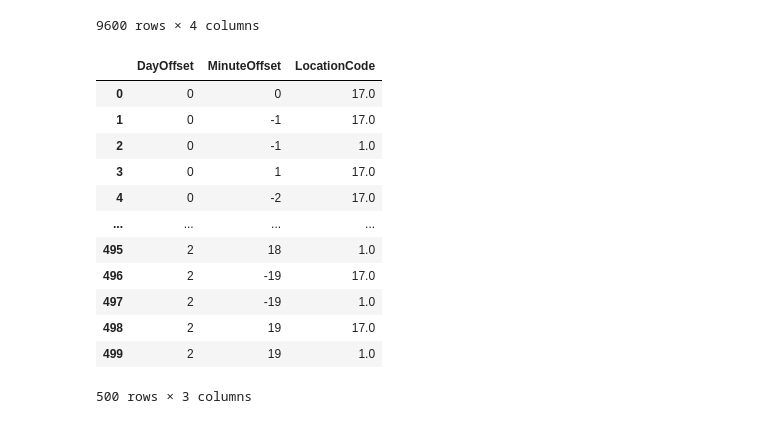
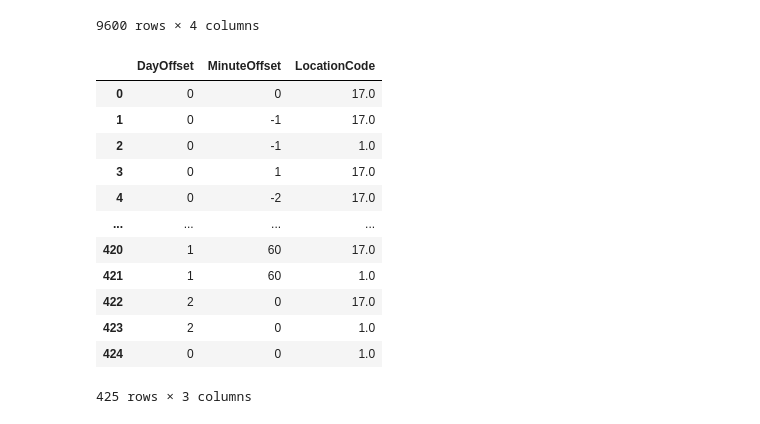
Before and after one commit to tsengcat/2024fall-ds-cp2-tseng, a Jupyter notebook: relative_model.ipynb, the cells around one changed output. Cells and saved outputs as stored; diff of their text form; code cells hidden in the pictures.

```diff
--- a/relative_model.ipynb
+++ b/relative_model.ipynb
@@ -102,20 +102,20 @@ day = row['DayOfYear']
 minute = row['MinutesSinceStartOfDay']
 
 # 初始化一个空的 DataFrame 来存储结果
-result = pd.DataFrame()
+feature_offset = pd.DataFrame()
 
 # 定义一个函数来查找邻近的数据
-def find_nearby_data(day, minute, df, result, max_records=500):
+def find_nearby_data(day, minute, df, feature_offset, max_records=180, min_days=2):
     # 查找同一天同一分钟的数据
     same_day_same_minute = df[(df['DayOfYear'] == day) & (df['MinutesSinceStartOfDay'] == minute)]
     same_day_same_minute = same_day_same_minute.copy() # Explicitly create a copy
     same_day_same_minute['DayOffset'] = 0
     same_day_same_minute['MinuteOffset'] = 0
-    result = pd.concat([result, same_day_same_minute])
+    feature_offset = pd.concat([feature_offset, same_day_same_minute])
 
-    # 如果找到的数据已经超过 500 条，返回结果
-    if len(result) >= max_records:
-        return result.head(max_records)
+    # 如果找到的数据已经超过 max_records 条，且满足 min_days，返回结果
+    if len(feature_offset) >= max_records and (feature_offset['DayOffset'].abs().max() >= min_days):
+        return feature_offset
 
     # 查找同一天前后 60 分钟的数据
     for offset in range(1, 61):
@@ -123,16 +123,16 @@ def find_nearby_data(day, minute, df, result, max_records=500):
         same_day_prev_minute = same_day_prev_minute.copy() # Explicitly create a copy
         same_day_prev_minute['DayOffset'] = 0
         same_day_prev_minute['MinuteOffset'] = -offset
-        result = pd.concat([result, same_day_prev_minute])
+        feature_offset = pd.concat([feature_offset, same_day_prev_minute])
 
         same_day_next_minute = df[(df['DayOfYear'] == day) & (df['MinutesSinceStartOfDay'] == minute + offset)]
         same_day_next_minute = same_day_next_minute.copy() # Explicitly create a copy
         same_day_next_minute['DayOffset'] = 0
         same_day_next_minute['MinuteOffset'] = offset
-        result = pd.concat([result, same_day_next_minute])
+        feature_offset = pd.concat([feature_offset, same_day_next_minute])
 
-        if len(result) >= max_records:
-            return result.head(max_records)
+        if len(feature_offset) >= max_records and (feature_offset['DayOffset'].abs().max() >= min_days):
+            return feature_offset
 
     # 查找前后几天的数据
     for day_offset in range(1, 366):
@@ -140,16 +140,16 @@ def find_nearby_data(day, minute, df, result, max_records=500):
         prev_day = prev_day.copy() # Explicitly create a copy
         prev_day['DayOffset'] = -day_offset
         prev_day['MinuteOffset'] = 0
-        result = pd.concat([result, prev_day])
+        feature_offset = pd.concat([feature_offset, prev_day])
 
         next_day = df[(df['DayOfYear'] == day + day_offset) & (df['MinutesSinceStartOfDay'] == minute)]
         next_day = next_day.copy() # Explicitly create a copy
         next_day['DayOffset'] = day_offset
         next_day['MinuteOffset'] = 0
-        result = pd.concat([result, next_day])
+        feature_offset = pd.concat([feature_offset, next_day])
 
-        if len(result) >= max_records:
-            return result.head(max_records)
+        if len(feature_offset) >= max_records and (feature_offset['DayOffset'].abs().max() >= min_days):
+            return feature_offset
 
         # 查找前后几天前后 60 分钟的数据
         for offset in range(1, 61):
@@ -157,57 +157,57 @@ def find_nearby_data(day, minute, df, result, max_records=500):
             prev_day_prev_minute = prev_day_prev_minute.copy() # Explicitly create a copy
             prev_day_prev_minute['DayOffset'] = -day_offset
             prev_day_prev_minute['MinuteOffset'] = -offset
-            result = pd.concat([result, prev_day_prev_minute])
+            feature_offset = pd.concat([feature_offset, prev_day_prev_minute])
 
             prev_day_next_minute = df[(df['DayOfYear'] == day - day_offset) & (df['MinutesSinceStartOfDay'] == minute + offset)]
             prev_day_next_minute = prev_day_next_minute.copy() # Explicitly create a copy
             prev_day_next_minute['DayOffset'] = -day_offset
             prev_day_next_minute['MinuteOffset'] = offset
-            result = pd.concat([result, prev_day_next_minute])
+            feature_offset = pd.concat([feature_offset, prev_day_next_minute])
 
             next_day_prev_minute = df[(df['DayOfYear'] == day + day_offset) & (df['MinutesSinceStartOfDay'] == minute - offset)]
             next_day_prev_minute = next_day_prev_minute.copy() # Explicitly create a copy
             next_day_prev_minute['DayOffset'] = day_offset
             next_day_prev_minute['MinuteOffset'] = -offset
-            result = pd.concat([result, next_day_prev_minute])
+            feature_offset = pd.concat([feature_offset, next_day_prev_minute])
 
             next_day_next_minute = df[(df['DayOfYear'] == day + day_offset) & (df['MinutesSinceStartOfDay'] == minute + offset)]
             next_day_next_minute = next_day_next_minute.copy() # Explicitly create a copy
             next_day_next_minute['DayOffset'] = day_offset
             next_day_next_minute['MinuteOffset'] = offset
-            result = pd.concat([result, next_day_next_minute])
+            feature_offset = pd.concat([feature_offset, next_day_next_minute])
 
-            if len(result) >= max_records:
-                return result.head(max_records)
+            if len(feature_offset) >= max_records and (feature_offset['DayOffset'].abs().max() >= min_days):
+                return feature_offset
 
-    return result.head(max_records)
+    return feature_offset
 
 # 查找邻近的数据
-result = find_nearby_data(day, minute, df, result)
+feature_offset = find_nearby_data(day, minute, df, feature_offset)
 # 插入 [DayOffset = 0, MinuteOffset = 0, LocationCode = row 的 LocationCode]
-# Display the result
+# Display the feature_offset
 selected_features = ['DayOffset','MinuteOffset','LocationCode']
-result = result[selected_features]
+feature_offset = feature_offset[selected_features]
 new_row = pd.DataFrame({'DayOffset': [0], 'MinuteOffset': [0], 'LocationCode': [row['LocationCode']]})
-result = pd.concat([result, new_row], ignore_index=True)
+feature_offset = pd.concat([feature_offset, new_row], ignore_index=True)
 
-# Filter the result to include only the first 500 records
-result = result.head(500)
+# Filter the feature_offset to include only the first 500 records
+feature_offset = feature_offset.head(500)
 
 
-# Display the updated result
-result
+# Display the updated feature_offset
+feature_offset
 # %% [output]
 |  | DayOffset | MinuteOffset | LocationCode |
 | 0 | 0 | 0 | 17.0 |
 | 1 | 0 | -1 | 17.0 |
 | 2 | 0 | -1 | 1.0 |
 | 3 | 0 | 1 | 17.0 |
 | 4 | 0 | -2 | 17.0 |
 | ... | ... | ... | ... |
-| 495 | 2 | 18 | 1.0 |
-| 496 | 2 | -19 | 17.0 |
-| 497 | 2 | -19 | 1.0 |
-| 498 | 2 | 19 | 17.0 |
-| 499 | 2 | 19 | 1.0 |
+| 420 | 1 | 60 | 17.0 |
+| 421 | 1 | 60 | 1.0 |
+| 422 | 2 | 0 | 17.0 |
+| 423 | 2 | 0 | 1.0 |
+| 424 | 0 | 0 | 1.0 |
-500 rows × 3 columns
+425 rows × 3 columns
```
Also changed, not shown: parts of 1 cell of this notebook, 1 other file.
